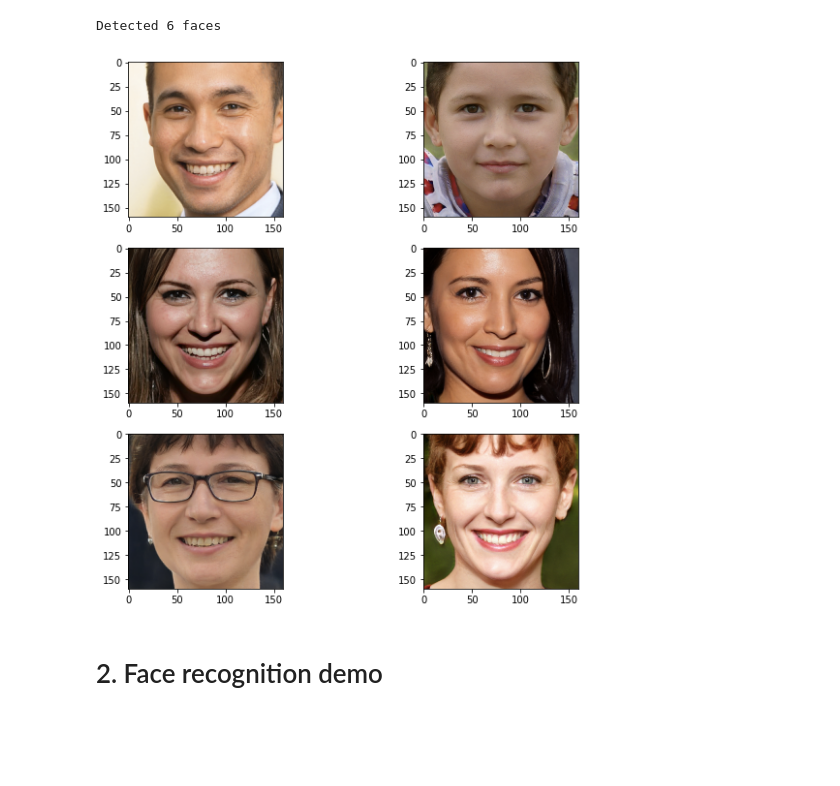
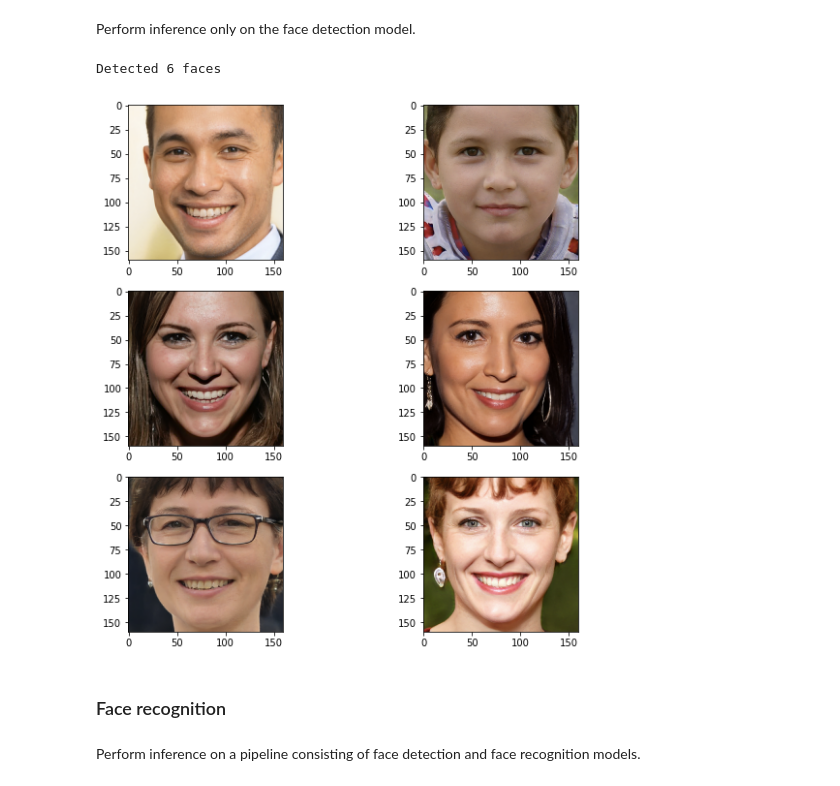
Before and after one commit to Hydrospheredata/hydro-serving-example, a Jupyter notebook: examples/face_recognition/demo/face_recognition_demo.ipynb, the cells around one changed output. Saved outputs shown, nothing was run; the diff lists cells and outputs as text; code cells hidden in the pictures; blank space fills up the shorter version.

```diff
--- a/examples/face_recognition/demo/face_recognition_demo.ipynb
+++ b/examples/face_recognition/demo/face_recognition_demo.ipynb
@@ -32 +28,8 @@ stub = hs.PredictionServiceStub(channel)
+# %%
+cluster = Cluster(
+    http_address="<hydrosphere-http-address>",
+    grpc_address="<hydrosphere-grpc-address>",
+    ssl=True,                                         # turn off, if your Hydrosphere instance doesn't have
+    grpc_credentials=grpc.ssl_channel_credentials()   # TLS certificates installed
+)
 # %% [markdown]
@@ -42,19 +37,27 @@ faces_tensor = result.outputs.get('faces')
-# %%
-faces = np.array(faces_tensor.int_val)
-faces = faces.reshape([dim.size for dim in faces_tensor.tensor_shape.dim])
-print(f'Detected {len(faces)} faces')
-# %% [output]
-Detected 6 faces
+# %% [markdown]
+Perform inference only on the face detection model.
+# %%
+app = Application.find(cluster, "<application-name>")
+app.lock_while_starting()
+predictor = app.predictor()
+# %%
+result = predictor.predict({"x": rgb1})
+# %%
+print(f'Detected {len(result["faces"])} faces')
+# %% [output]
+Detected 6 faces
 # %%
-fig=plt.figure(figsize=(10, 10))
+fig = plt.figure(figsize=(10, 10))
 for i in range(1, 6 +1):
     fig.add_subplot(3, 2, i)
-    plt.imshow(faces[i-1])
+    plt.imshow(result["faces"][i-1])
 plt.show()
 # %% [output]
-[figure, old version]
+[figure, new version]
 # %% [markdown]
-# 2. Face recognition demo
+### Face recognition
+# %% [markdown]
+Perform inference on a pipeline consisting of face detection and face recognition models.
 # %%
 plt.imshow(rgb2)
 # %% [output]
```
Also changed, not shown: parts of 19 cells of this notebook, 34 other files.
